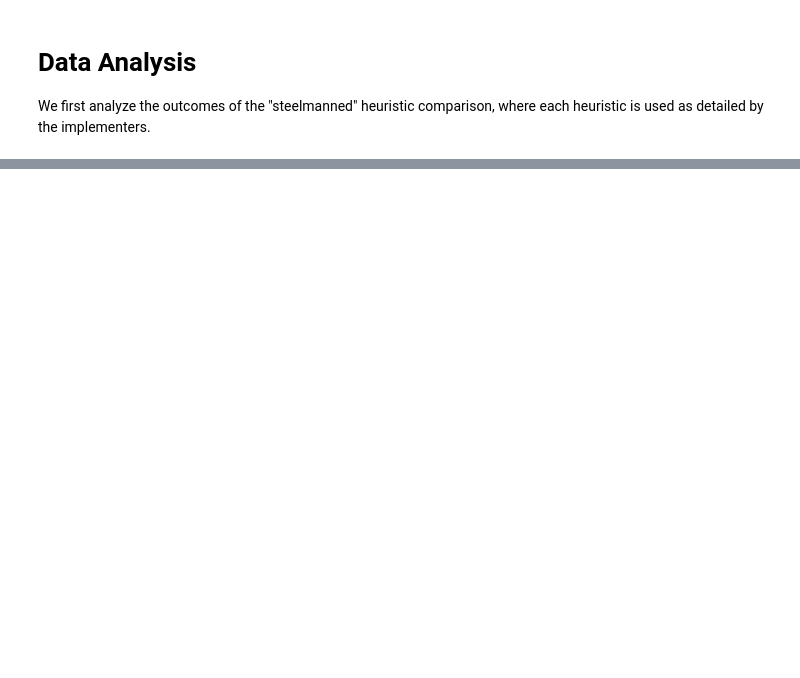
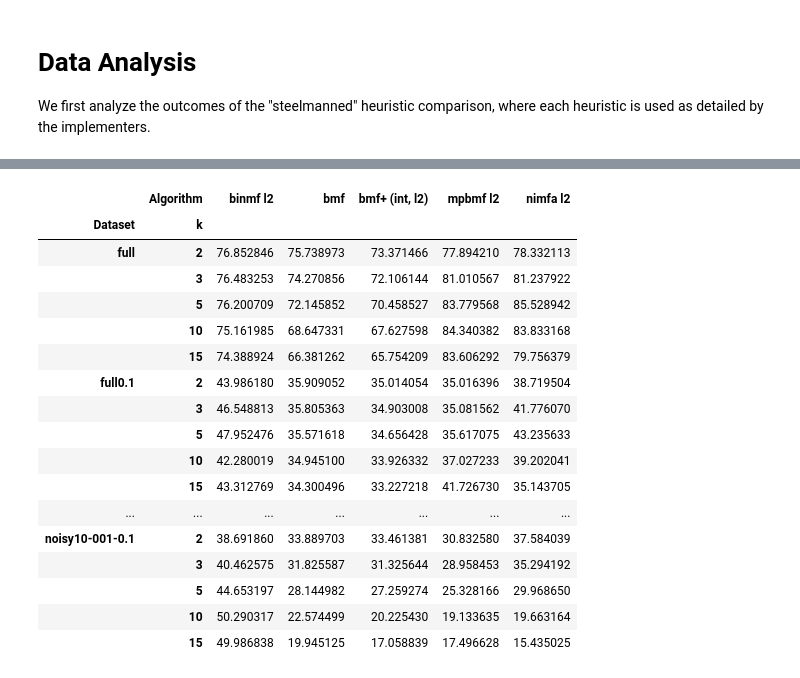
Before and after one commit to 34KeS4sdzhmBhuZd/experiments, a Jupyter notebook: bmf.ipynb, the cells around one changed output, grey strips where cells are left out. Drawn from its saved outputs; the diff is of its cells as text; code cells hidden in the pictures; blank space fills up the shorter version.

```diff
--- a/bmf.ipynb
+++ b/bmf.ipynb
@@ -2034,0 +1993,23 @@ grouped_df['Error'].unstack()
+# %%
+grouped_df = synth_l2.groupby(['Dataset', 'k', 'Algorithm']).mean()
+grouped_df['Error'] = grouped_df['Error'].apply(lambda x: np.power(x, 1.0 / 2.0))
+grouped_df['Error'].unstack()
+# %% [output]
+|  | Algorithm | binmf l2 | bmf | bmf+ (int, l2) | mpbmf l2 | nimfa l2 |
+| Dataset | k |  |  |  |  |  |
+| full | 2 | 76.852846 | 75.738973 | 73.371466 | 77.894210 | 78.332113 |
+|  | 3 | 76.483253 | 74.270856 | 72.106144 | 81.010567 | 81.237922 |
+|  | 5 | 76.200709 | 72.145852 | 70.458527 | 83.779568 | 85.528942 |
+|  | 10 | 75.161985 | 68.647331 | 67.627598 | 84.340382 | 83.833168 |
+|  | 15 | 74.388924 | 66.381262 | 65.754209 | 83.606292 | 79.756379 |
+| full0.1 | 2 | 43.986180 | 35.909052 | 35.014054 | 35.016396 | 38.719504 |
+|  | 3 | 46.548813 | 35.805363 | 34.903008 | 35.081562 | 41.776070 |
+|  | 5 | 47.952476 | 35.571618 | 34.656428 | 35.617075 | 43.235633 |
+|  | 10 | 42.280019 | 34.945100 | 33.926332 | 37.027233 | 39.202041 |
+|  | 15 | 43.312769 | 34.300496 | 33.227218 | 41.726730 | 35.143705 |
+| ... | ... | ... | ... | ... | ... | ... |
+| noisy10-001-0.1 | 2 | 38.691860 | 33.889703 | 33.461381 | 30.832580 | 37.584039 |
+|  | 3 | 40.462575 | 31.825587 | 31.325644 | 28.958453 | 35.294192 |
+|  | 5 | 44.653197 | 28.144982 | 27.259274 | 25.328166 | 29.968650 |
+|  | 10 | 50.290317 | 22.574499 | 20.225430 | 19.133635 | 19.663164 |
+|  | 15 | 49.986838 | 19.945125 | 17.058839 | 17.496628 | 15.435025 |
```
Also changed, not shown: parts of 75 cells of this notebook.
